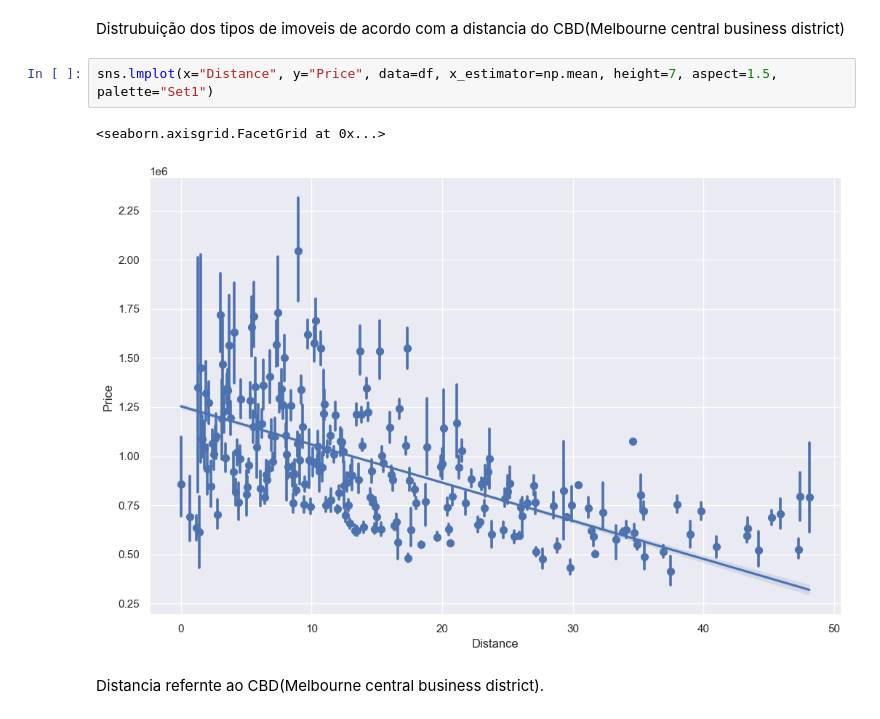
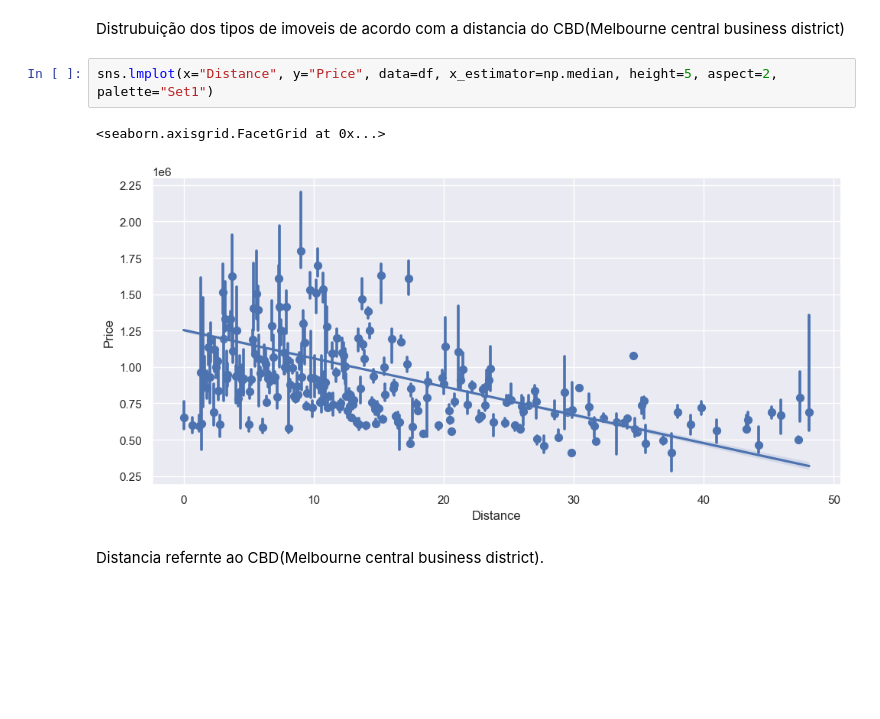
Before and after one commit to Riguini/Melbourne-Housing-Snapshot, a Jupyter notebook: Notebooks/Melbourne_Housing_Dataset.ipynb, the cells around one changed output. Cells and saved outputs as stored; diff of their text form; blank space fills up the shorter version.

```diff
--- a/Notebooks/Melbourne_Housing_Dataset.ipynb
+++ b/Notebooks/Melbourne_Housing_Dataset.ipynb
@@ -435,10 +435,10 @@ plt.show()
 # %% [markdown]
 Distrubuição dos tipos de imoveis de acordo com a distancia do CBD(Melbourne central business district)
 # %%
-sns.lmplot(x="Distance", y="Price", data=df, x_estimator=np.mean, height=7, aspect=1.5, palette="Set1")
+sns.lmplot(x="Distance", y="Price", data=df, x_estimator=np.median, height=5, aspect=2, palette="Set1")
 # %% [output]
 <seaborn.axisgrid.FacetGrid at 0x...>
-[figure, old version]
+[figure, new version]
 # %% [markdown]
 Distancia refernte ao CBD(Melbourne central business district).
 # %% [markdown]
```
